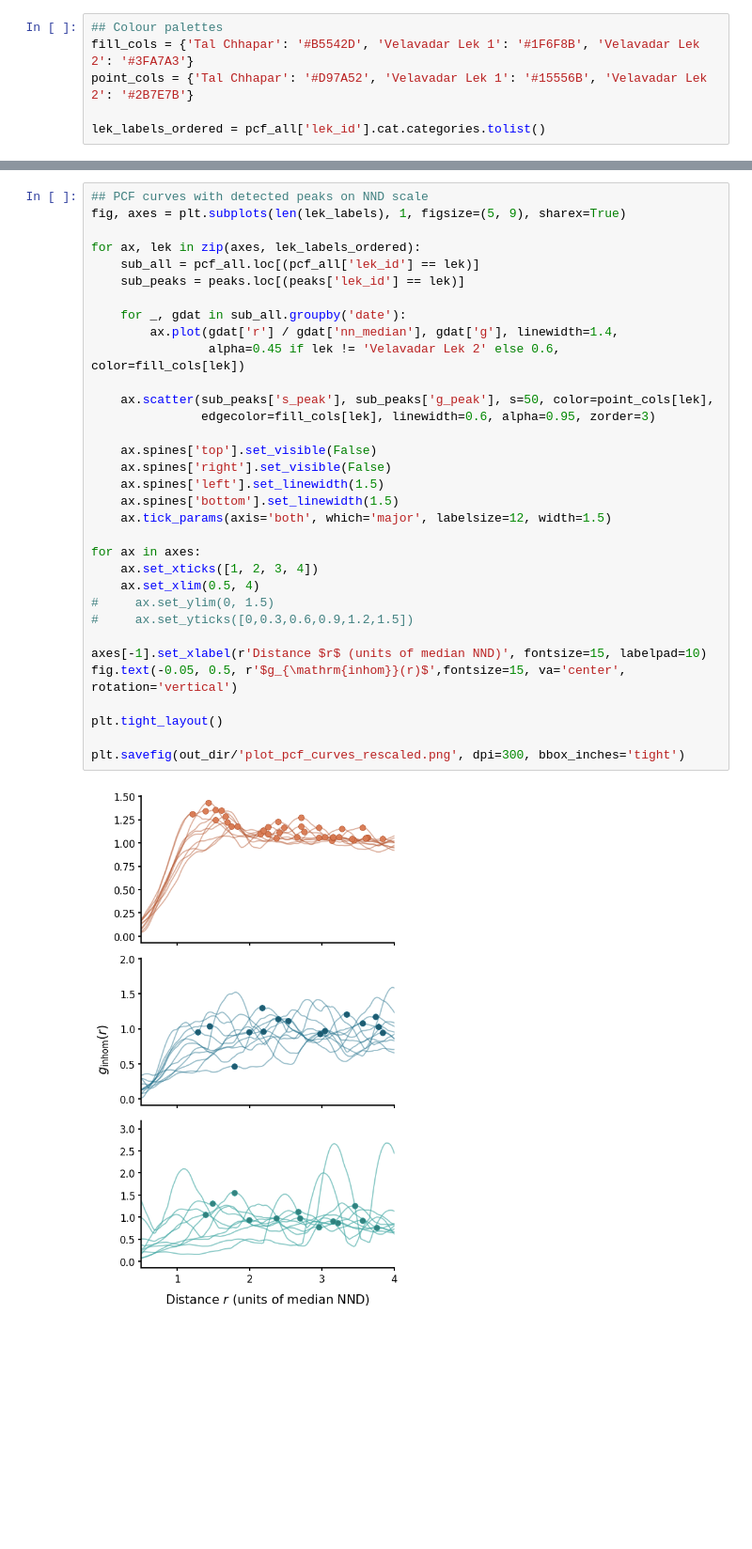
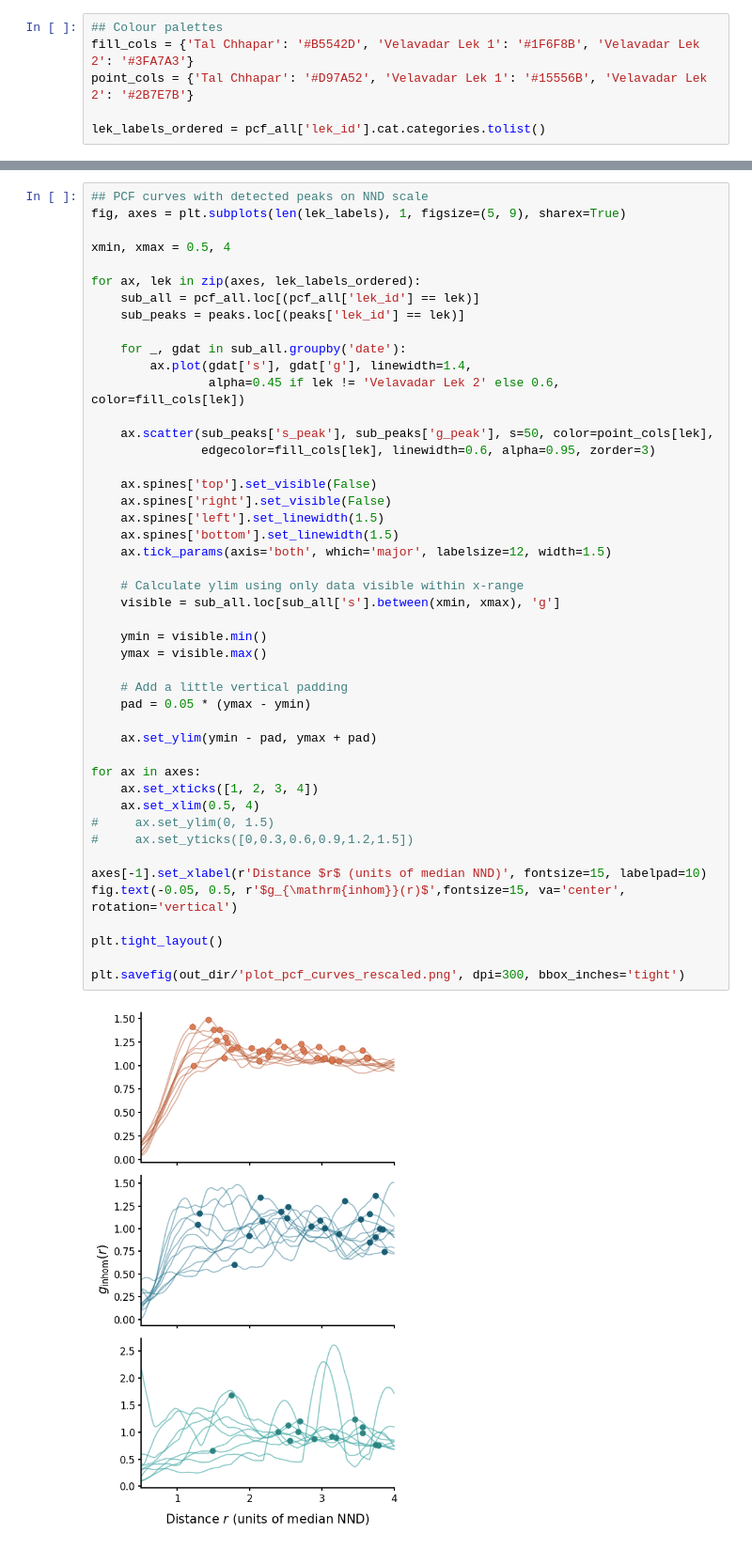
Before and after one commit to vivekhsridhar/territory_geometry, a Jupyter notebook: plot_pcf.ipynb, the cells around one changed output, grey strips where cells are left out. Shown at 94% size. Saved outputs shown, nothing was run; the diff lists cells and outputs as text; blank space fills up the shorter version.

```diff
--- a/plot_pcf.ipynb
+++ b/plot_pcf.ipynb
@@ -62,38 +62,51 @@ plt.savefig(out_dir/'plot_pcf_curves.png', dpi=300, bbox_inches='tight')
 # %%
 ## PCF curves with detected peaks on NND scale
 fig, axes = plt.subplots(len(lek_labels), 1, figsize=(5, 9), sharex=True)
+
+xmin, xmax = 0.5, 4
 
 for ax, lek in zip(axes, lek_labels_ordered):
     sub_all = pcf_all.loc[(pcf_all['lek_id'] == lek)]
     sub_peaks = peaks.loc[(peaks['lek_id'] == lek)]
 
     for _, gdat in sub_all.groupby('date'):
-        ax.plot(gdat['r'] / gdat['nn_median'], gdat['g'], linewidth=1.4,
+        ax.plot(gdat['s'], gdat['g'], linewidth=1.4,
                 alpha=0.45 if lek != 'Velavadar Lek 2' else 0.6, color=fill_cols[lek])
 
     ax.scatter(sub_peaks['s_peak'], sub_peaks['g_peak'], s=50, color=point_cols[lek],
                edgecolor=fill_cols[lek], linewidth=0.6, alpha=0.95, zorder=3)
 
     ax.spines['top'].set_visible(False)
     ax.spines['right'].set_visible(False)
     ax.spines['left'].set_linewidth(1.5)
     ax.spines['bottom'].set_linewidth(1.5)
     ax.tick_params(axis='both', which='major', labelsize=12, width=1.5)
+
+    # Calculate ylim using only data visible within x-range
+    visible = sub_all.loc[sub_all['s'].between(xmin, xmax), 'g']
+
+    ymin = visible.min()
+    ymax = visible.max()
+
+    # Add a little vertical padding
+    pad = 0.05 * (ymax - ymin)
+
+    ax.set_ylim(ymin - pad, ymax + pad)
 
 for ax in axes:
     ax.set_xticks([1, 2, 3, 4])
     ax.set_xlim(0.5, 4)
 #     ax.set_ylim(0, 1.5)
 #     ax.set_yticks([0,0.3,0.6,0.9,1.2,1.5])
 
 axes[-1].set_xlabel(r'Distance $r$ (units of median NND)', fontsize=15, labelpad=10)
 fig.text(-0.05, 0.5, r'$g_{\mathrm{inhom}}(r)$',fontsize=15, va='center', rotation='vertical')
 
 plt.tight_layout()
 
 plt.savefig(out_dir/'plot_pcf_curves_rescaled.png', dpi=300, bbox_inches='tight')
 # %% [output]
-[figure, old version]
+[figure, new version]
 # %%
 # One row per lek × date
 peaks_npeaks = (peaks[['lek_id', 'date', 'n_peaks']].drop_duplicates())
```
Also changed, not shown: parts of 6 cells of this notebook, 5 other files.
